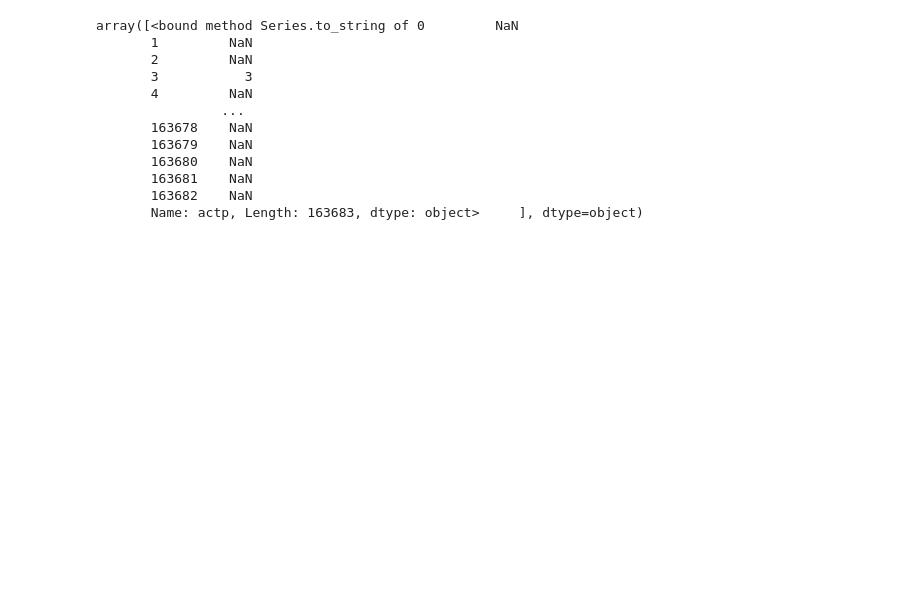
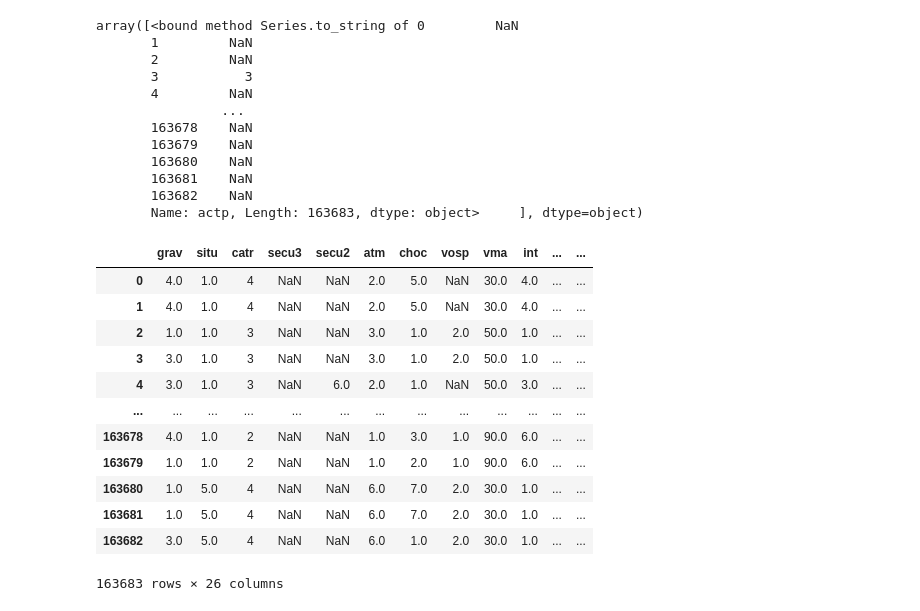
Before and after one commit to goamegah/hackaton-accr, a Jupyter notebook: accr/notebook/exploration.ipynb, the cells around one changed output. Saved outputs shown, nothing was run; the diff lists cells and outputs as text; code cells hidden in the pictures; blank space fills up the shorter version.

Commit message:
remove unused columns from df

```diff
--- a/accr/notebook/exploration.ipynb
+++ b/accr/notebook/exploration.ipynb
@@ -154,0 +145,28 @@ col_to_delete = [
+# %%
+col_to_delete = [
+    'Num_Acc', 'jour', 'mois', 'an','hrmn', 'dep', 'com', 'agg', 'adr', 'lat', 'long', 'voie', 'v1',
+    'v2', 'pr', 'pr1', 'lartpc', 'larrout', 'id_vehicule', 'senc', 'motor', 'occutc', 'id_usager',
+    'place', 'catu', 'sexe', 'an_nais', 'trajet', 'num_veh_x', 'num_veh_y'
+]
+# %%
+all_columns = set(clean_df.columns)
+col_to_delete_set = set(col_to_delete)
+col_to_keep_set = all_columns - col_to_delete_set
+col_to_keep_list = list(col_to_keep_set)
+# %%
+final_cleaned_df = clean_df[col_to_keep_list]
+final_cleaned_df
+# %% [output]
+|  | grav | situ | catr | secu3 | secu2 | atm | choc | vosp | vma | int | ... | ... |
+| 0 | 4.0 | 1.0 | 4 | NaN | NaN | 2.0 | 5.0 | NaN | 30.0 | 4.0 | ... | ... |
+| 1 | 4.0 | 1.0 | 4 | NaN | NaN | 2.0 | 5.0 | NaN | 30.0 | 4.0 | ... | ... |
+| 2 | 1.0 | 1.0 | 3 | NaN | NaN | 3.0 | 1.0 | 2.0 | 50.0 | 1.0 | ... | ... |
+| 3 | 3.0 | 1.0 | 3 | NaN | NaN | 3.0 | 1.0 | 2.0 | 50.0 | 1.0 | ... | ... |
+| 4 | 3.0 | 1.0 | 3 | NaN | 6.0 | 2.0 | 1.0 | NaN | 50.0 | 3.0 | ... | ... |
+| ... | ... | ... | ... | ... | ... | ... | ... | ... | ... | ... | ... | ... |
+| 163678 | 4.0 | 1.0 | 2 | NaN | NaN | 1.0 | 3.0 | 1.0 | 90.0 | 6.0 | ... | ... |
+| 163679 | 1.0 | 1.0 | 2 | NaN | NaN | 1.0 | 2.0 | 1.0 | 90.0 | 6.0 | ... | ... |
+| 163680 | 1.0 | 5.0 | 4 | NaN | NaN | 6.0 | 7.0 | 2.0 | 30.0 | 1.0 | ... | ... |
+| 163681 | 1.0 | 5.0 | 4 | NaN | NaN | 6.0 | 7.0 | 2.0 | 30.0 | 1.0 | ... | ... |
+| 163682 | 3.0 | 5.0 | 4 | NaN | NaN | 6.0 | 1.0 | 2.0 | 30.0 | 1.0 | ... | ... |
+163683 rows × 26 columns
```
Also changed, not shown: parts of 4 cells of this notebook, 2 other files.
